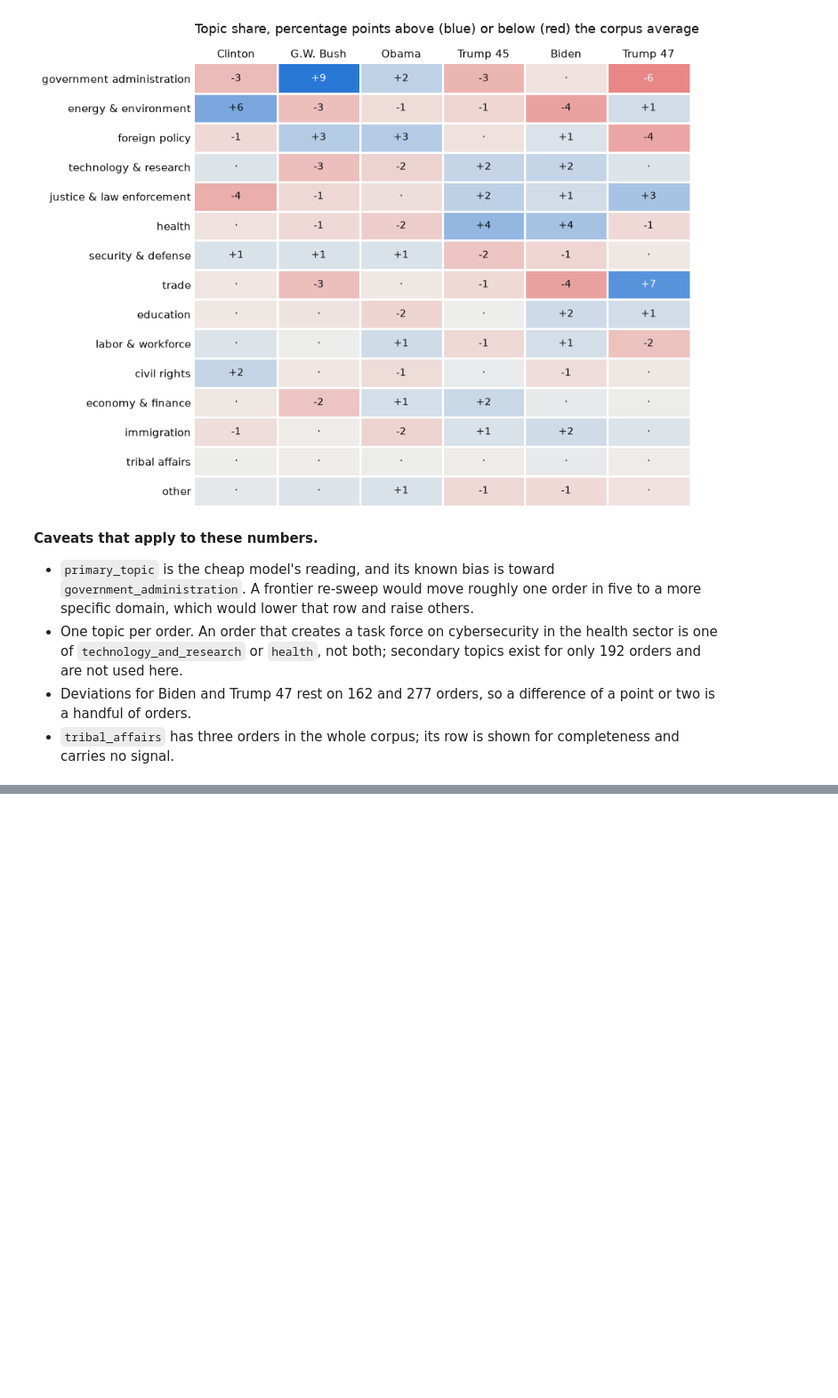
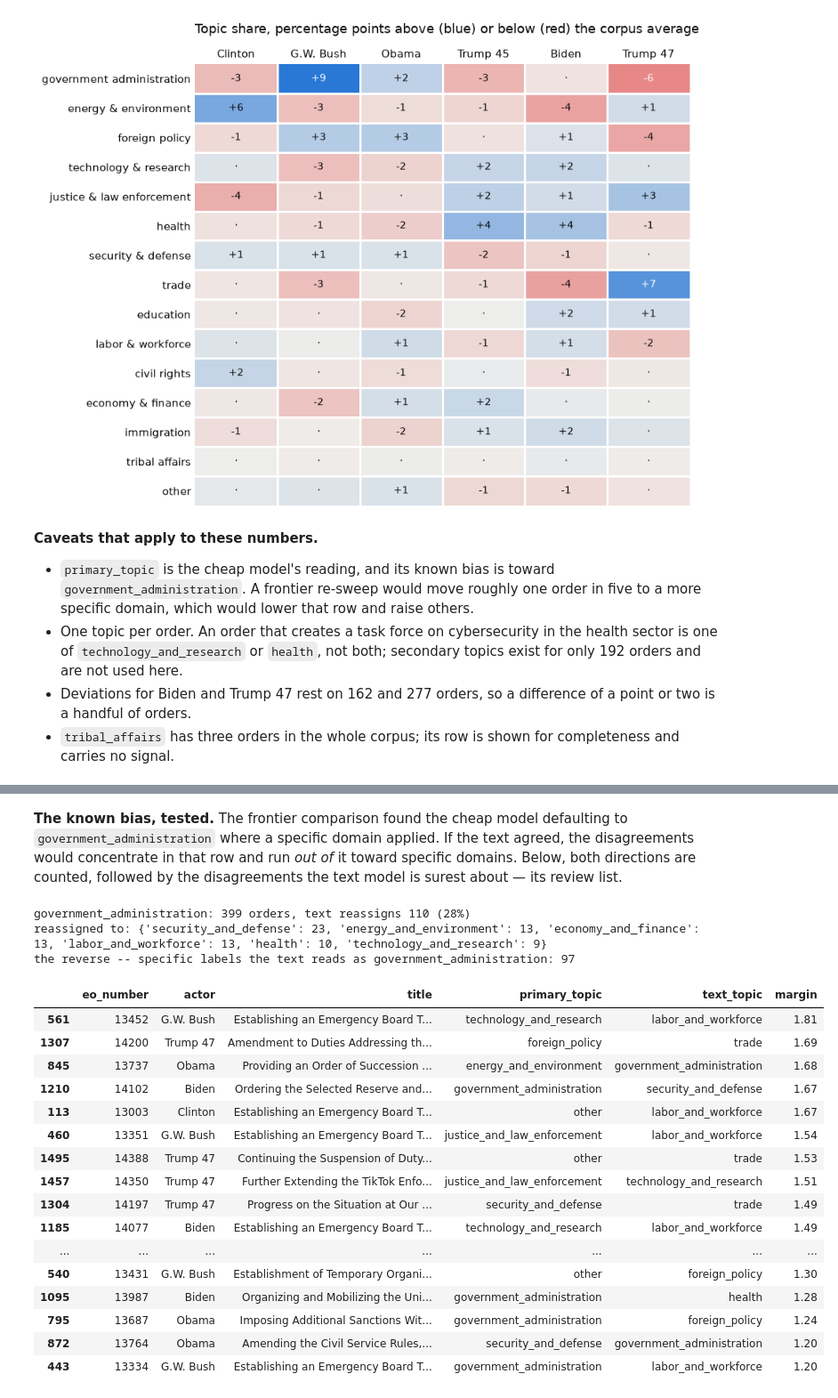
Before and after one commit to DaveKT/EO_Analysis, a Jupyter notebook: notebooks/analysis.ipynb, the cells around one changed output, grey strips where cells are left out. Shown at 89% size. Cells and saved outputs as stored; diff of their text form; code cells hidden in the pictures; blank space fills up the shorter version.

```diff
--- a/notebooks/analysis.ipynb
+++ b/notebooks/analysis.ipynb
@@ -590,0 +728,40 @@ plt.show()
+# %% [markdown]
+**The known bias, tested.** The frontier comparison found the cheap model defaulting to
+`government_administration` where a specific domain applied. If the text agreed, the
+disagreements would concentrate in that row and run *out of* it toward specific
+domains. Below, both directions are counted, followed by the disagreements the text
+model is surest about — its review list.
+# %%
+ga = audit[audit.primary_topic == "government_administration"]
+print(f"government_administration: {len(ga)} orders, text reassigns {(~ga.agrees).sum()} ({(~ga.agrees).mean():.0%})")
+print("reassigned to:", ga[~ga.agrees].text_topic.value_counts().head(6).to_dict())
+into_ga = audit[(audit.primary_topic != "government_administration") & (audit.text_topic == "government_administration")]
+print(f"the reverse -- specific labels the text reads as government_administration: {len(into_ga)}")
+
+# The disagreements the classifier is most sure about: the review list.
+review = (audit[~audit.agrees]
+          .sort_values("margin", ascending=False)
+          [["eo_number", "actor", "title", "primary_topic", "text_topic", "margin"]]
+          .head(20))
+review.assign(title=review.title.str.slice(0, 70))
+# %% [output]
+government_administration: 399 orders, text reassigns 110 (28%)
+reassigned to: {'security_and_defense': 23, 'energy_and_environment': 13, 'economy_and_finance': 13, 'labor_and_workforce': 13, 'health': 10, 'technology_and_research': 9}
+the reverse -- specific labels the text reads as government_administration: 97
+|  | eo_number | actor | title | primary_topic | text_topic | margin |
+| 561 | 13452 | G.W. Bush | Establishing an Emergency Board T... | technology_and_research | labor_and_workforce | 1.81 |
+| 1307 | 14200 | Trump 47 | Amendment to Duties Addressing th... | foreign_policy | trade | 1.69 |
+| 845 | 13737 | Obama | Providing an Order of Succession ... | energy_and_environment | government_administration | 1.68 |
+| 1210 | 14102 | Biden | Ordering the Selected Reserve and... | government_administration | security_and_defense | 1.67 |
+| 113 | 13003 | Clinton | Establishing an Emergency Board T... | other | labor_and_workforce | 1.67 |
+| 460 | 13351 | G.W. Bush | Establishing an Emergency Board T... | justice_and_law_enforcement | labor_and_workforce | 1.54 |
+| 1495 | 14388 | Trump 47 | Continuing the Suspension of Duty... | other | trade | 1.53 |
+| 1457 | 14350 | Trump 47 | Further Extending the TikTok Enfo... | justice_and_law_enforcement | technology_and_research | 1.51 |
+| 1304 | 14197 | Trump 47 | Progress on the Situation at Our ... | security_and_defense | trade | 1.49 |
+| 1185 | 14077 | Biden | Establishing an Emergency Board T... | technology_and_research | labor_and_workforce | 1.49 |
+| ... | ... | ... | ... | ... | ... | ... |
+| 540 | 13431 | G.W. Bush | Establishment of Temporary Organi... | other | foreign_policy | 1.30 |
+| 1095 | 13987 | Biden | Organizing and Mobilizing the Uni... | government_administration | health | 1.28 |
+| 795 | 13687 | Obama | Imposing Additional Sanctions Wit... | government_administration | foreign_policy | 1.24 |
+| 872 | 13764 | Obama | Amending the Civil Service Rules,... | security_and_defense | government_administration | 1.20 |
+| 443 | 13334 | G.W. Bush | Establishing an Emergency Board T... | government_administration | labor_and_workforce | 1.20 |
```
Also changed, not shown: parts of 11 cells of this notebook, 1 other file.
